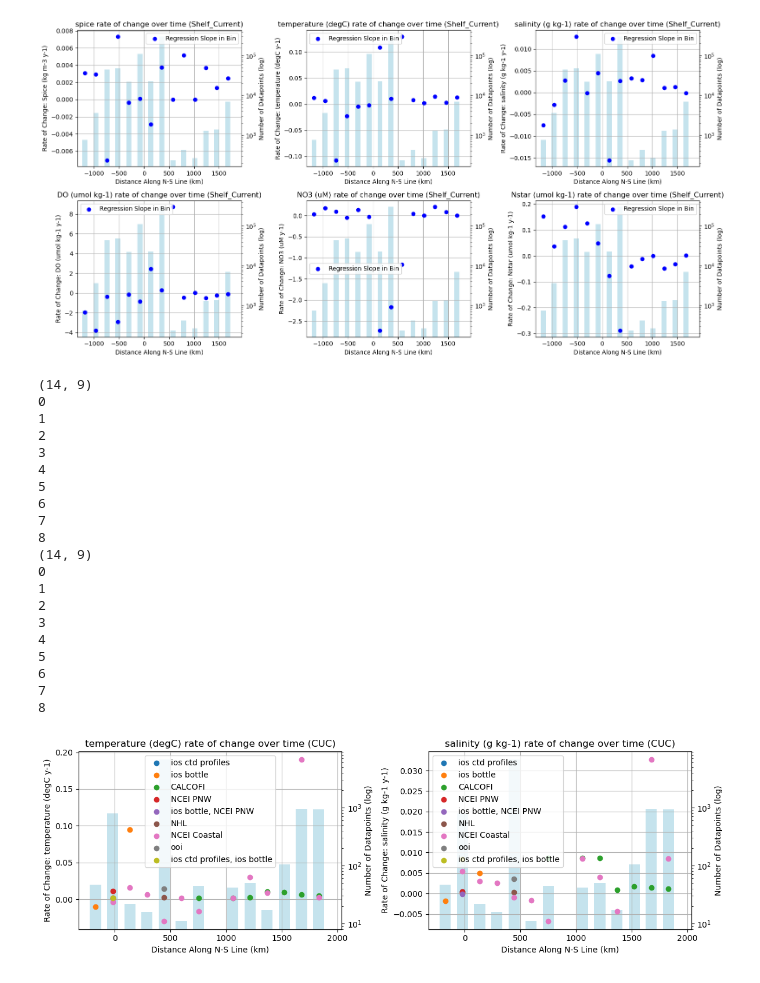
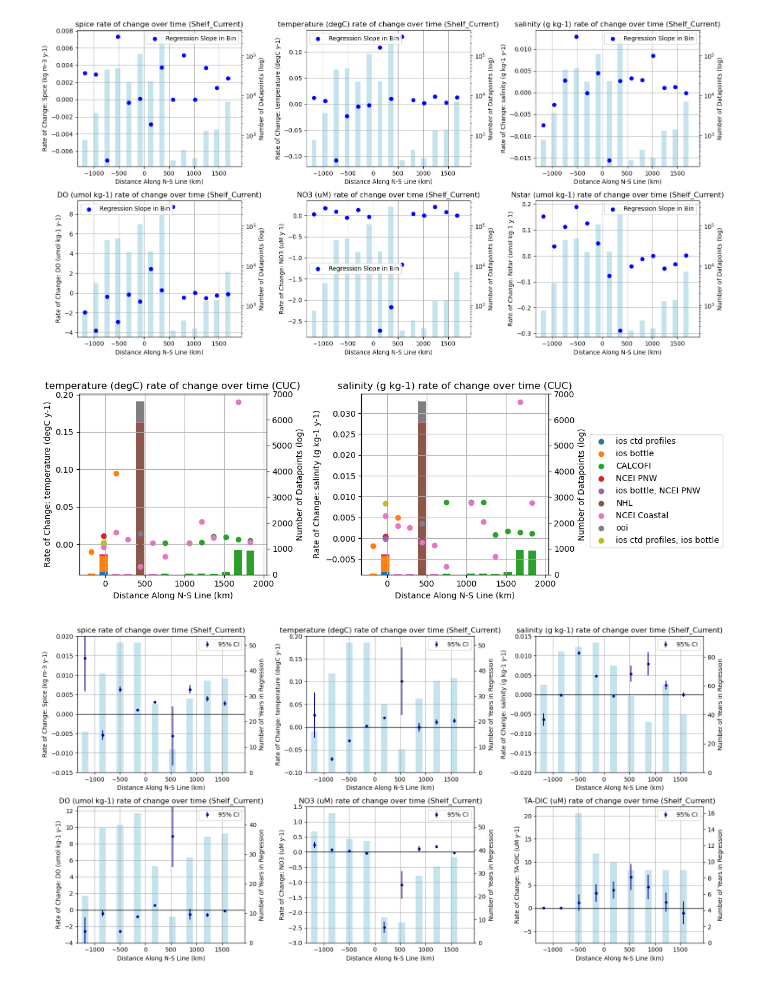
Before and after one commit to SalishSeaCast/analysis-griffon, a Jupyter notebook: notebooks/CaliforniaCurrentAnalysis/CurrentAnalysis_ObservedTrend.ipynb, the cells around one changed output. Drawn from its saved outputs; the diff is of its cells as text; code cells hidden in the pictures.

Commit message:
Lots of changes to CCS analysis with preperations of more final plotting for PO seminar. Ariane runs with tracers were added and with subsequent analysis. README files created.

```diff
--- a/notebooks/CaliforniaCurrentAnalysis/CurrentAnalysis_ObservedTrend.ipynb
+++ b/notebooks/CaliforniaCurrentAnalysis/CurrentAnalysis_ObservedTrend.ipynb
@@ -382,7 +382,7 @@ plt.tight_layout()
 # %% [output]
 [figure]
 # %%
-def plot_ratediff_NS_source(var_string, current_string, subplot_pos):
+def plot_ratediff_NS_source(var_string, current_string, subplot_pos, final_plot=False):
 
     if current_string=='CUC':
         obs_used = obs_cuc
@@ -401,9 +401,7 @@ def plot_ratediff_NS_source(var_string, current_string, subplot_pos):
     bins_NS = np.linspace(min_NS, max_NS, num=15)
     rates_NS_binned = np.zeros((len(bins_NS)-1, len(sources)))
     num_datapoints = np.zeros((len(bins_NS)-1, len(sources)))
-    print(num_datapoints.shape)
     for s in range(len(sources)):
-        print(s)
         source = sources[s]
         for i in range(len(bins_NS)-1):
             low_bound = bins_NS[i]
@@ -424,59 +422,48 @@ def plot_ratediff_NS_source(var_string, current_string, subplot_pos):
             rates_NS_binned[i,s] = m
 
     bins_NS_tiled = np.tile(bins_NS, (len(sources), 1)).T
-
-    ax2 = ax[subplot_pos].twinx()
-    ax2.bar(bins_NS[:-1], num_datapoints.sum(axis=1), width=100, label='N', color='lightblue', alpha=0.7, zorder=3)
-    ax2.set_yscale('log')
-    ax2.set_ylabel('Number of Datapoints (log)')
-
     x, y = bins_NS_tiled[:-1,:], rates_NS_binned
     colors = ['#1f77b4', '#ff7f0e', '#2ca02c', '#d62728', '#9467bd', '#8c564b', '#e377c2', '#7f7f7f', '#bcbd22', '#17becf']
     colors = colors[:len(sources)]
+
+    ax2 = ax[subplot_pos].twinx()
+    # ax2.bar(bins_NS[:-1], num_datapoints.sum(axis=1), width=100, label='N', color='lightblue', alpha=0.7, zorder=3)
+    # ax2.set_yscale('log')
+    ax2.set_ylabel('Number of Datapoints (log)')
+    ax2.set_ylim([0,7000])
+
+    bottom = np.zeros(num_datapoints.shape[0])
+
+    for i in range(len(sources)):
+        p = ax2.bar(bins_NS[:-1], num_datapoints[:,i], width=100, label=sources[i], color=colors[i], bottom=bottom, zorder=3)
+        bottom += num_datapoints[:,i]
+
+
     # Loop over rows and plot each as a separate series
     for i in range(x.shape[1]):
         ax[subplot_pos].scatter(x[:,i], y[:,i], label=sources[i], color=colors[i], zorder=5)
 
     ax[subplot_pos].set_xlim([min(bins_NS)-150, max(bins_NS)+50])
     ax[subplot_pos].set_xlabel('Distance Along N-S Line (km)')
     if var_string == 'spice':
         ax[subplot_pos].set_ylabel('Rate of Change: Spice (kg m-3 y-1)')
     else:
         ax[subplot_pos].set_ylabel("Rate of Change: " + var_string[:-1] + ' y-1' + var_string[-1:])
 
     ax[subplot_pos].set_title(f'{var_string} rate of change over time ({current_string})')
     ax[subplot_pos].grid()
-    ax[subplot_pos].legend()
+    if final_plot:
+        ax[subplot_pos].legend(bbox_to_anchor=(1.2, 0.8))
 
     ax2.set_zorder(1)
     ax[subplot_pos].set_zorder(2)
     ax[subplot_pos].patch.set_alpha(0)
 
     return None
 
 fig, ax = plt.subplots(1,2, figsize=(12, 4))
 plot_ratediff_NS_source('temperature (degC)', 'CUC', 0)
-plot_ratediff_NS_source('salinity (g kg-1)', 'CUC', 1)
+plot_ratediff_NS_source('salinity (g kg-1)', 'CUC', 1, True)
 plt.tight_layout()
 # %% [output]
-(14, 9)
-0
-1
-2
-3
-4
-5
-6
-7
-8
-(14, 9)
-0
-1
-2
-3
-4
-5
-6
-7
-8
-[figure, old version]
+[figure, new version]
@@ -482,0 +595,11 @@ plt.tight_layout()
+# %%
+fig, ax = plt.subplots(2,3, figsize=(16, 8))
+plot_ratediff_NS_CI('spice', 'Shelf_Current', (0,0))
+plot_ratediff_NS_CI('temperature (degC)', 'Shelf_Current', (0,1))
+plot_ratediff_NS_CI('salinity (g kg-1)', 'Shelf_Current', (0,2))
+plot_ratediff_NS_CI('DO (umol kg-1)', 'Shelf_Current', (1,0))
+plot_ratediff_NS_CI('NO3 (uM)', 'Shelf_Current', (1,1))
+plot_ratediff_NS_CI('TA-DIC (uM)', 'Shelf_Current', (1,2))
+plt.tight_layout()
+# %% [output]
+[figure, added]
```
Also changed, not shown: parts of 7 cells of this notebook, 33 other files.
